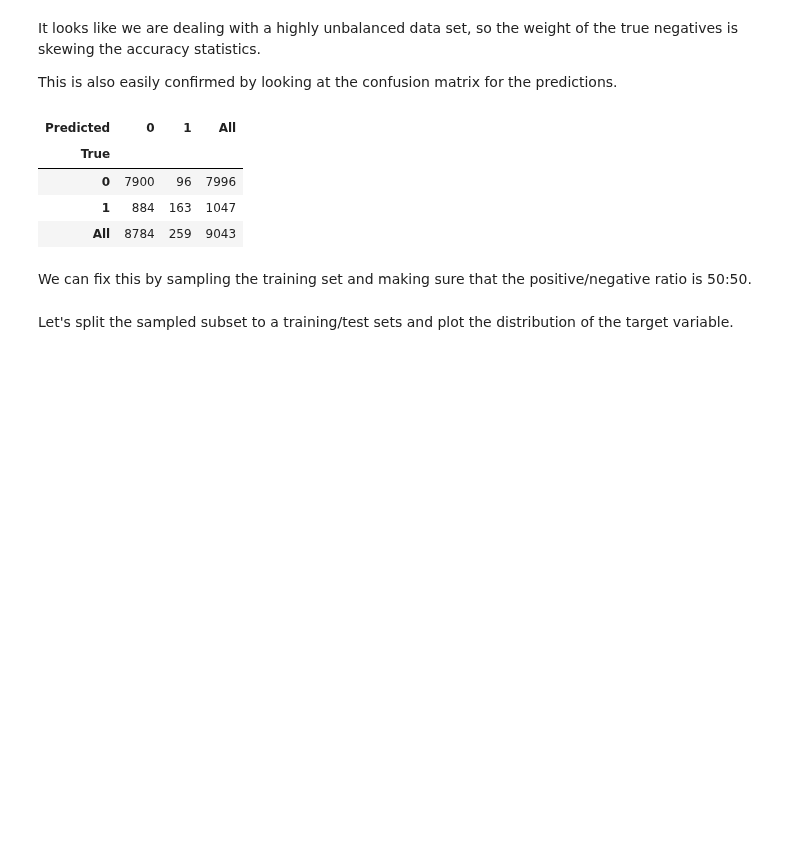
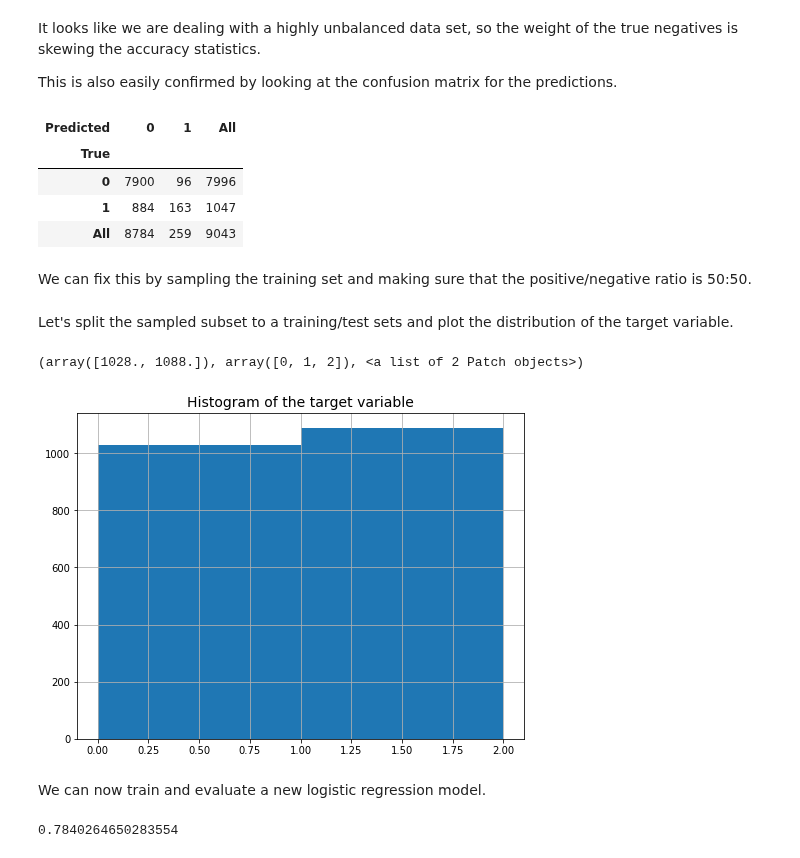
Before and after one commit to vibhutivadje/Python_for_Data_Analysis, a Jupyter notebook: Bank_data_Analysis.ipynb, the cells around one changed output. Drawn from its saved outputs; the diff is of its cells as text; code cells hidden in the pictures; blank space fills up the shorter version.

```diff
--- a/Bank_data_Analysis.ipynb
+++ b/Bank_data_Analysis.ipynb
@@ -355,3 +355,24 @@ trainingDataDF = pd.get_dummies(trainingDataDF[["duration", "poutcome", "age", "
 trainingDataDF =trainingDataDF[["duration", "poutcome_success", "age", "balance", "previous", "housing_no", "housing_yes", "marital_divorced", "marital_married", "marital_single"]]
 # %% [markdown]
 Let's split the sampled subset to a training/test sets and plot the distribution of the target variable.
+# %%
+X_train, X_test, y_train, y_test = train_test_split(trainingDataDF, trainingTargetDF, test_size=0.20, random_state=1)
+# %%
+%matplotlib inline
+
+f = plt.figure(figsize=(8,6))
+plt.title("Histogram of the target variable", fontsize=14)
+plt.grid()
+plt.hist(y_test, bins=[0, 1,2])
+# %% [output]
+(array([1028., 1088.]), array([0, 1, 2]), <a list of 2 Patch objects>)
+[figure, added]
+# %% [markdown]
+We can now train and evaluate a new logistic regression model.
+# %%
+logistic = linear_model.LogisticRegression(solver="liblinear", max_iter=200)
+logistic.fit(X_train, y_train)
+y_pred = logistic.predict(X_test)
+accuracy_score(y_test, y_pred)
+# %% [output]
+0.7840264650283554
```
Also changed, not shown: parts of 2 cells of this notebook.
